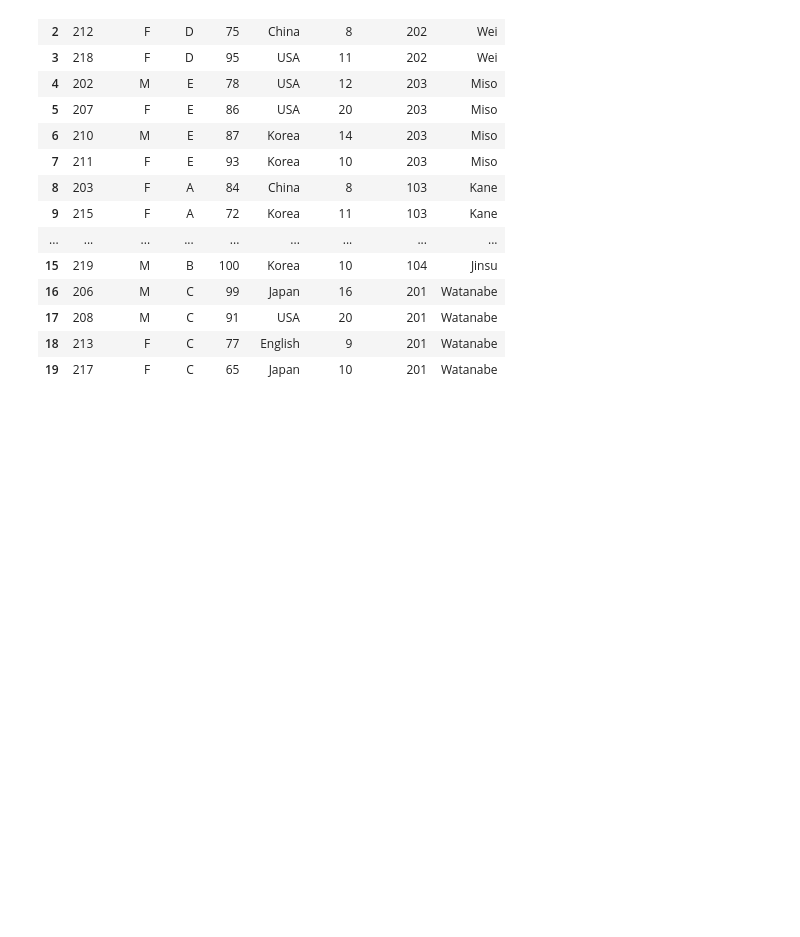
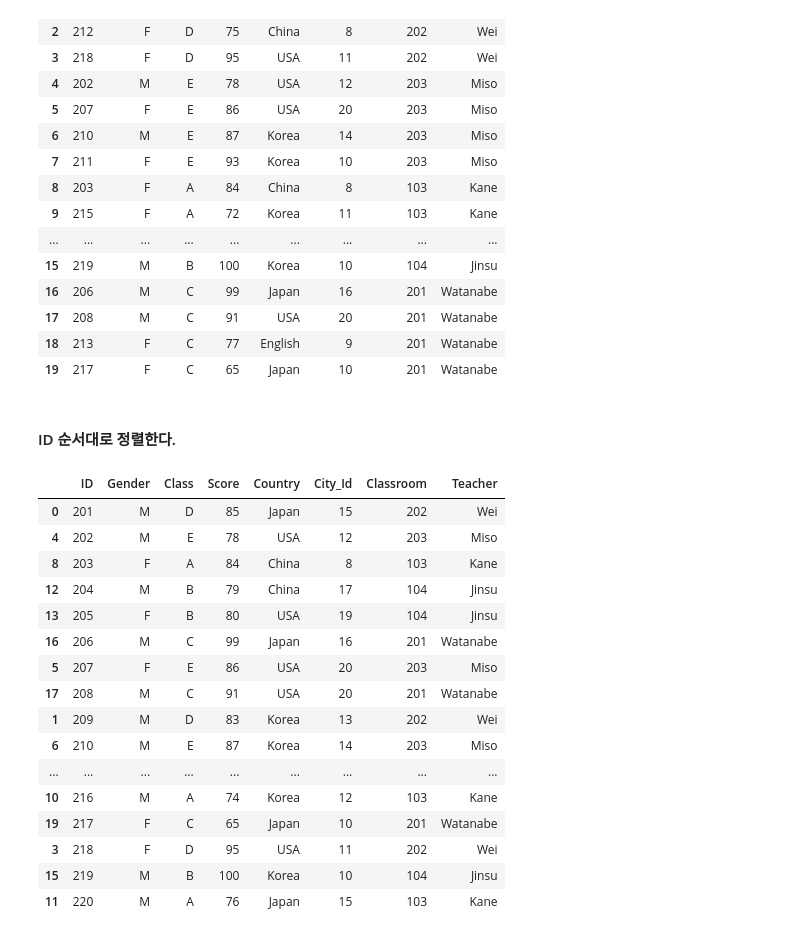
Before and after one commit to todagi/DataAnalysis_skill, a Jupyter notebook: python skill/pandas 데이터 합치기.ipynb, the cells around one changed output. Cells and saved outputs as stored; diff of their text form; code cells hidden in the pictures; blank space fills up the shorter version.

```diff
--- a/python skill/pandas 데이터 합치기.ipynb
+++ b/python skill/pandas 데이터 합치기.ipynb
@@ -120,3 +125,25 @@ pd.merge(Si, Class)
 | 17 | 208 | M | C | 91 | USA | 20 | 201 | Watanabe |
 | 18 | 213 | F | C | 77 | English | 9 | 201 | Watanabe |
 | 19 | 217 | F | C | 65 | Japan | 10 | 201 | Watanabe |
+# %% [markdown]
+#### ID 순서대로 정렬한다.
+# %%
+pd.merge(SI, Class).sort_values(['ID'], ascending=[True])
+# %% [output]
+|  | ID | Gender | Class | Score | Country | City_Id | Classroom | Teacher |
+| 0 | 201 | M | D | 85 | Japan | 15 | 202 | Wei |
+| 4 | 202 | M | E | 78 | USA | 12 | 203 | Miso |
+| 8 | 203 | F | A | 84 | China | 8 | 103 | Kane |
+| 12 | 204 | M | B | 79 | China | 17 | 104 | Jinsu |
+| 13 | 205 | F | B | 80 | USA | 19 | 104 | Jinsu |
+| 16 | 206 | M | C | 99 | Japan | 16 | 201 | Watanabe |
+| 5 | 207 | F | E | 86 | USA | 20 | 203 | Miso |
+| 17 | 208 | M | C | 91 | USA | 20 | 201 | Watanabe |
+| 1 | 209 | M | D | 83 | Korea | 13 | 202 | Wei |
+| 6 | 210 | M | E | 87 | Korea | 14 | 203 | Miso |
+| ... | ... | ... | ... | ... | ... | ... | ... | ... |
+| 10 | 216 | M | A | 74 | Korea | 12 | 103 | Kane |
+| 19 | 217 | F | C | 65 | Japan | 10 | 201 | Watanabe |
+| 3 | 218 | F | D | 95 | USA | 11 | 202 | Wei |
+| 15 | 219 | M | B | 100 | Korea | 10 | 104 | Jinsu |
+| 11 | 220 | M | A | 76 | Japan | 15 | 103 | Kane |
```
Also changed, not shown: parts of 9 cells of this notebook.
